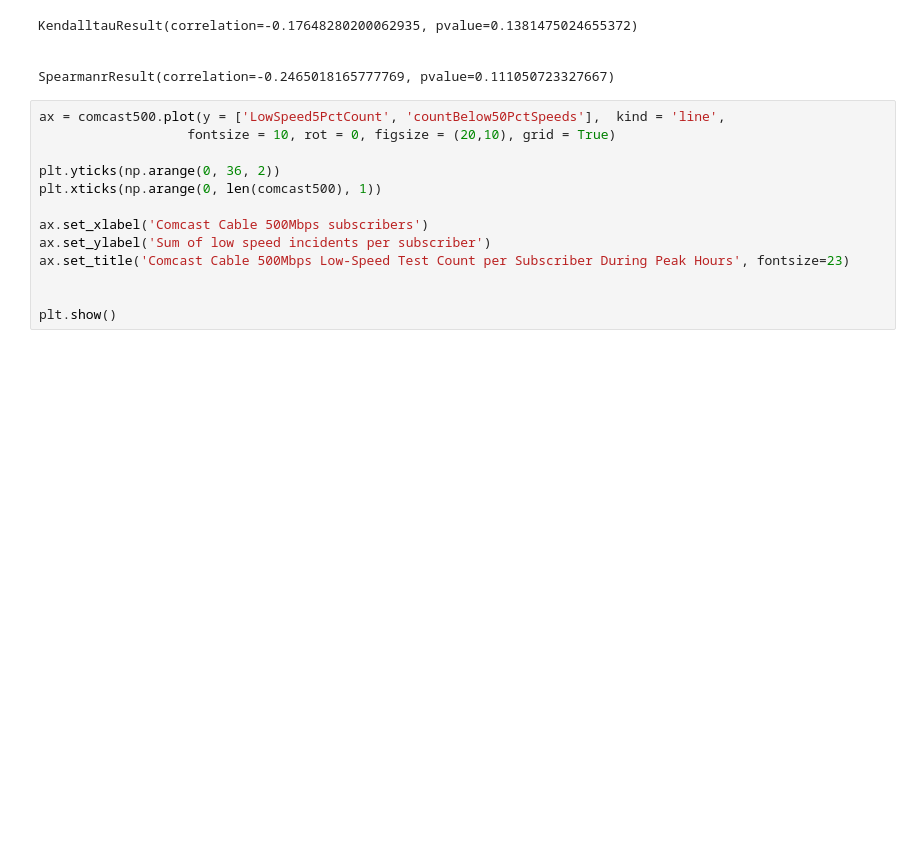
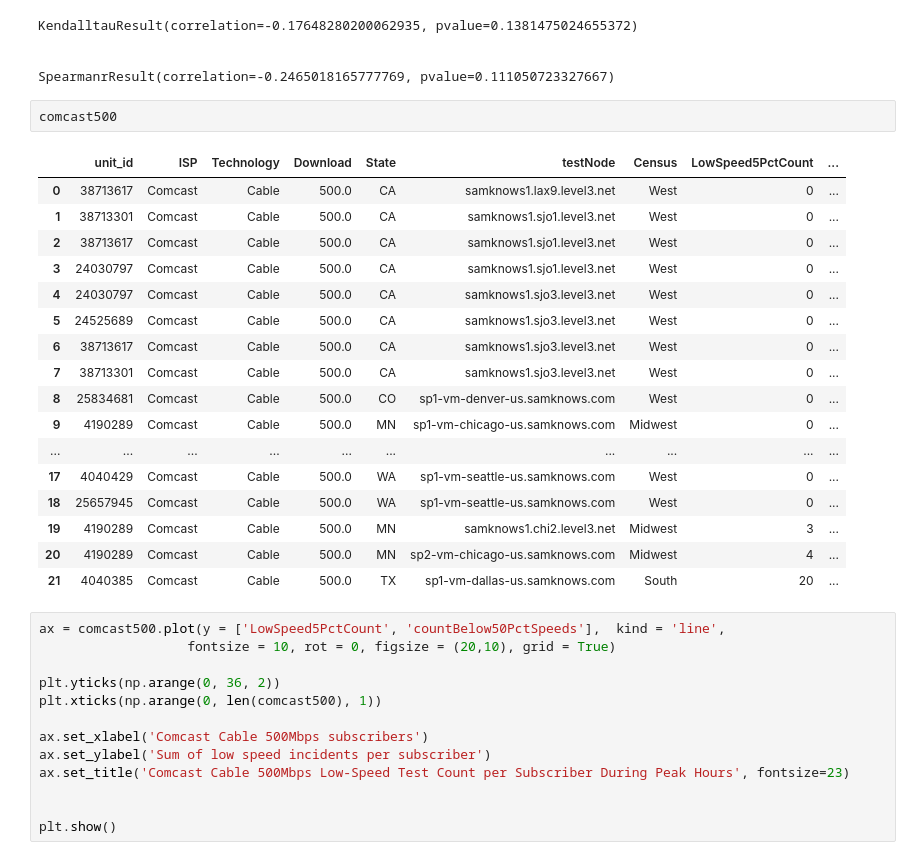
Before and after one commit to afreund415/MBA-broadband-research, a Jupyter notebook: Spatial & Temporal MBA Data Tests.ipynb, the cells around one changed output. Saved outputs shown, nothing was run; the diff lists cells and outputs as text; blank space fills up the shorter version.

```diff
--- a/Spatial & Temporal MBA Data Tests.ipynb
+++ b/Spatial & Temporal MBA Data Tests.ipynb
@@ -230,6 +289,26 @@ KendalltauResult(correlation=-0.17648280200062935, pvalue=0.1381475024655372)
 
 
 SpearmanrResult(correlation=-0.2465018165777769, pvalue=0.111050723327667)
+# %%
+comcast500
+# %% [output]
+|  | unit_id | ISP | Technology | Download | State | testNode | Census | LowSpeed5PctCount | ... |
+| 0 | 38713617 | Comcast | Cable | 500.0 | CA | samknows1.lax9.level3.net | West | 0 | ... |
+| 1 | 38713301 | Comcast | Cable | 500.0 | CA | samknows1.sjo1.level3.net | West | 0 | ... |
+| 2 | 38713617 | Comcast | Cable | 500.0 | CA | samknows1.sjo1.level3.net | West | 0 | ... |
+| 3 | 24030797 | Comcast | Cable | 500.0 | CA | samknows1.sjo1.level3.net | West | 0 | ... |
+| 4 | 24030797 | Comcast | Cable | 500.0 | CA | samknows1.sjo3.level3.net | West | 0 | ... |
+| 5 | 24525689 | Comcast | Cable | 500.0 | CA | samknows1.sjo3.level3.net | West | 0 | ... |
+| 6 | 38713617 | Comcast | Cable | 500.0 | CA | samknows1.sjo3.level3.net | West | 0 | ... |
+| 7 | 38713301 | Comcast | Cable | 500.0 | CA | samknows1.sjo3.level3.net | West | 0 | ... |
+| 8 | 25834681 | Comcast | Cable | 500.0 | CO | sp1-vm-denver-us.samknows.com | West | 0 | ... |
+| 9 | 4190289 | Comcast | Cable | 500.0 | MN | sp1-vm-chicago-us.samknows.com | Midwest | 0 | ... |
+| ... | ... | ... | ... | ... | ... | ... | ... | ... | ... |
+| 17 | 4040429 | Comcast | Cable | 500.0 | WA | sp1-vm-seattle-us.samknows.com | West | 0 | ... |
+| 18 | 25657945 | Comcast | Cable | 500.0 | WA | sp1-vm-seattle-us.samknows.com | West | 0 | ... |
+| 19 | 4190289 | Comcast | Cable | 500.0 | MN | samknows1.chi2.level3.net | Midwest | 3 | ... |
+| 20 | 4190289 | Comcast | Cable | 500.0 | MN | sp2-vm-chicago-us.samknows.com | Midwest | 4 | ... |
+| 21 | 4040385 | Comcast | Cable | 500.0 | TX | sp1-vm-dallas-us.samknows.com | South | 20 | ... |
 # %%
 ax = comcast500.plot(y = ['LowSpeed5PctCount', 'countBelow50PctSpeeds'],  kind = 'line',
                    fontsize = 10, rot = 0, figsize = (20,10), grid = True)
```
Also changed, not shown: parts of 6 cells of this notebook.
